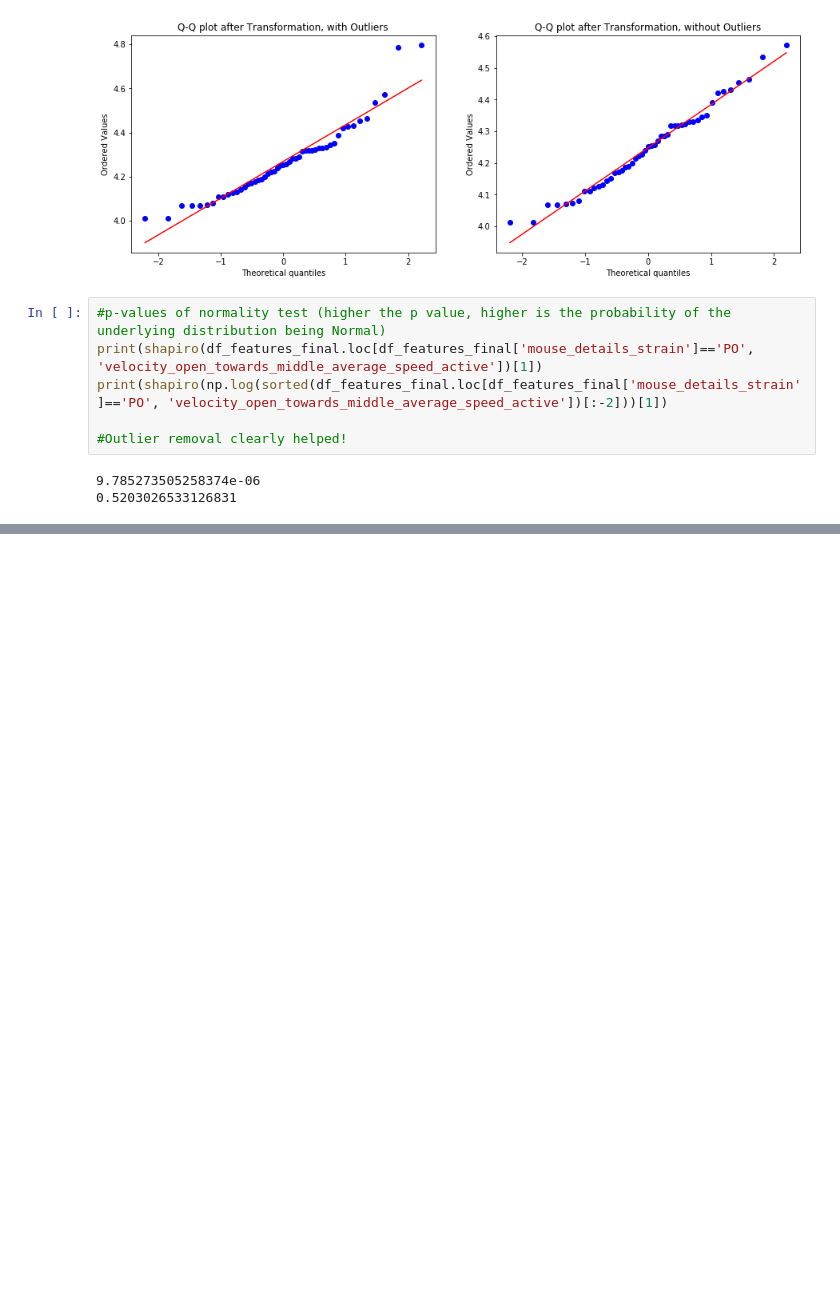
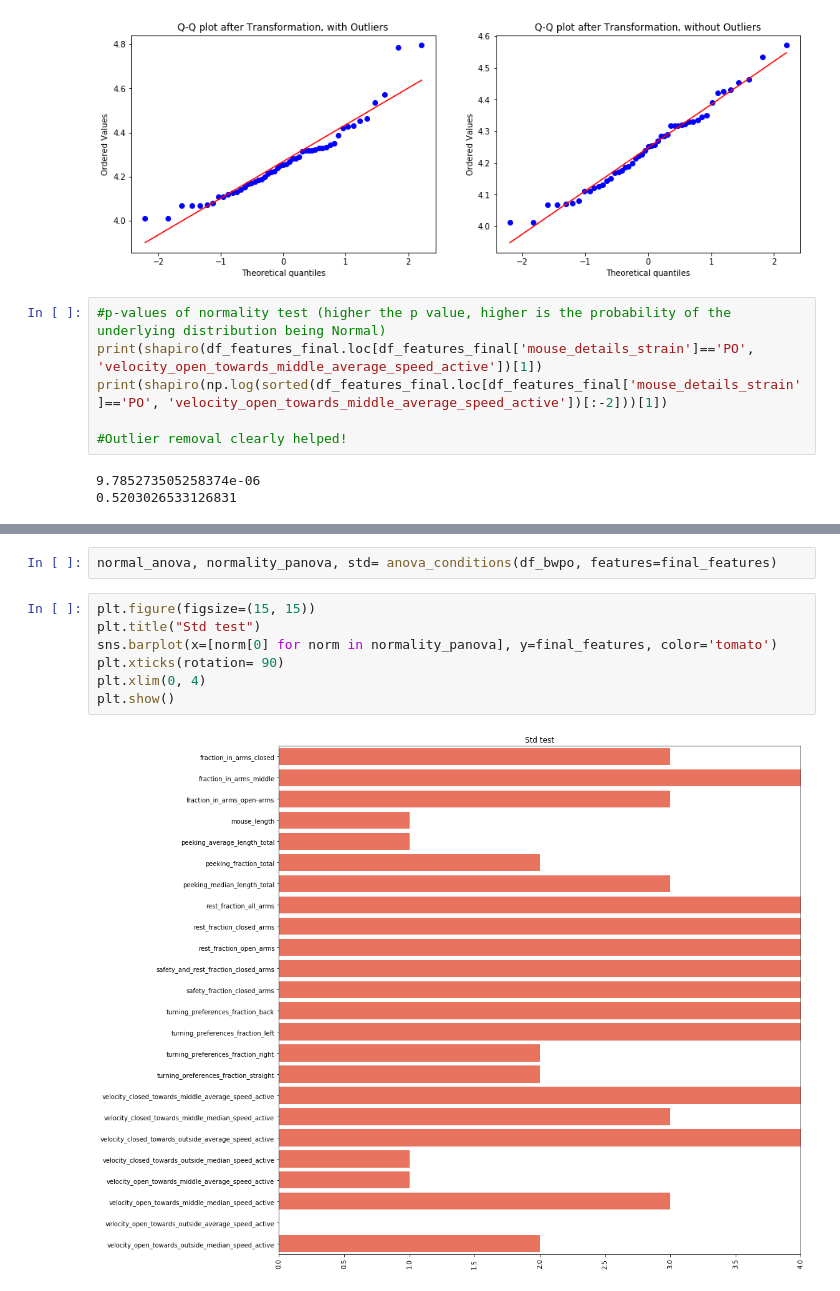
Before and after one commit to zachbogart/mice_behavior_capstone, a Jupyter notebook: process_data/results/Stat_significance.ipynb, the cells around one changed output, grey strips where cells are left out. Drawn from its saved outputs; the diff is of its cells as text; blank space fills up the shorter version.

Commit message:
Added anova and annalysis

```diff
--- a/process_data/results/Stat_significance.ipynb
+++ b/process_data/results/Stat_significance.ipynb
@@ -262,0 +456,11 @@ print(shapiro(np.log(sorted(df_features_final.loc[df_features_final['mouse_detai
+# %%
+normal_anova, normality_panova, std= anova_conditions(df_bwpo, features=final_features)
+# %%
+plt.figure(figsize=(15, 15))
+plt.title("Std test")
+sns.barplot(x=[norm[0] for norm in normality_panova], y=final_features, color='tomato')
+plt.xticks(rotation= 90)
+plt.xlim(0, 4)
+plt.show()
+# %% [output]
+[figure, added]
```
Also changed, not shown: parts of 33 cells of this notebook, 1 other file.
